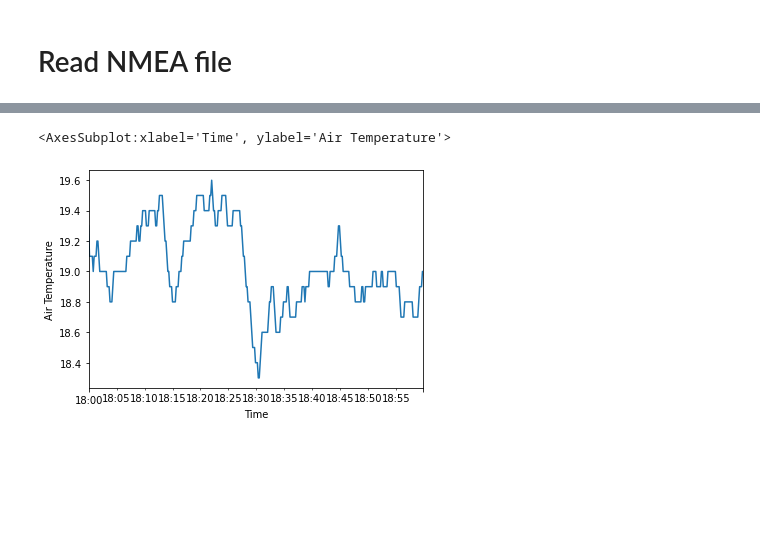
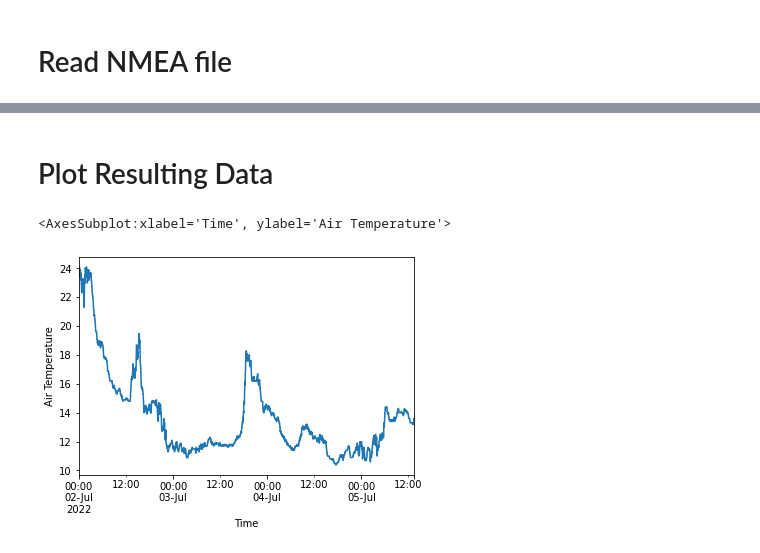
Before and after one commit to cioos-siooc/ocean-data-parser, a Jupyter notebook: notebooks/nmea_example.ipynb, the cells around one changed output, grey strips where cells are left out. Saved outputs shown, nothing was run; the diff lists cells and outputs as text; code cells hidden in the pictures; blank space fills up the shorter version.

Commit message:
add a first better draft of the jupyter notebook

```diff
--- a/notebooks/nmea_example.ipynb
+++ b/notebooks/nmea_example.ipynb
@@ -70,0 +45,9 @@ df
+# %%
+nmea_files = glob("../tests/parsers_test_files/nmea/seaspan/nmeadata-*.txt")
+nmea_parsed = [
+    nmea.file(file).to_dataframe()
+    for file in tqdm(nmea_files, desc="Import nmea files", unit="file")
+]
+
+df = pd.concat(nmea_parsed)
+df
@@ -71,3 +71,3 @@ df
 # %%
-# In this case the each rows prefix prior to the NMEA string is a timestamp
-df['prefix_time'] = pd.to_datetime(df['prefix'])
+# In this case the each rows prefix prior to the NMEA string is a timestamp, convert it to a datetime object
+df["computer_time"] = pd.to_datetime(df["prefix"])
@@ -74,5 +76,5 @@ df['prefix_time'] = pd.to_datetime(df['prefix'])
 # %%
 # Use the prefix timestamp as an index and resample the data to a 5 min interval and keep the first good value
-df_5min = df.set_index('prefix_time').resample('10s').first()
-df_5min.head()
+df_resampled = df.set_index("computer_time").resample("2s").first()
+df_resampled.head()
 # %% [output]
@@ -86,7 +88,9 @@ df_5min.head()
 5 rows × 47 columns
+# %% [markdown]
+# Plot Resulting Data
 # %%
 # Plot data
-df_5min['air_temp'].astype(float).plot(xlabel='Time',ylabel='Air Temperature')
+df_resampled["air_temp"].plot(xlabel="Time", ylabel="Air Temperature")
 # %% [output]
 <AxesSubplot:xlabel='Time', ylabel='Air Temperature'>
-[figure, old version]
+[figure, new version]
```
Also changed, not shown: parts of 32 cells of this notebook.
